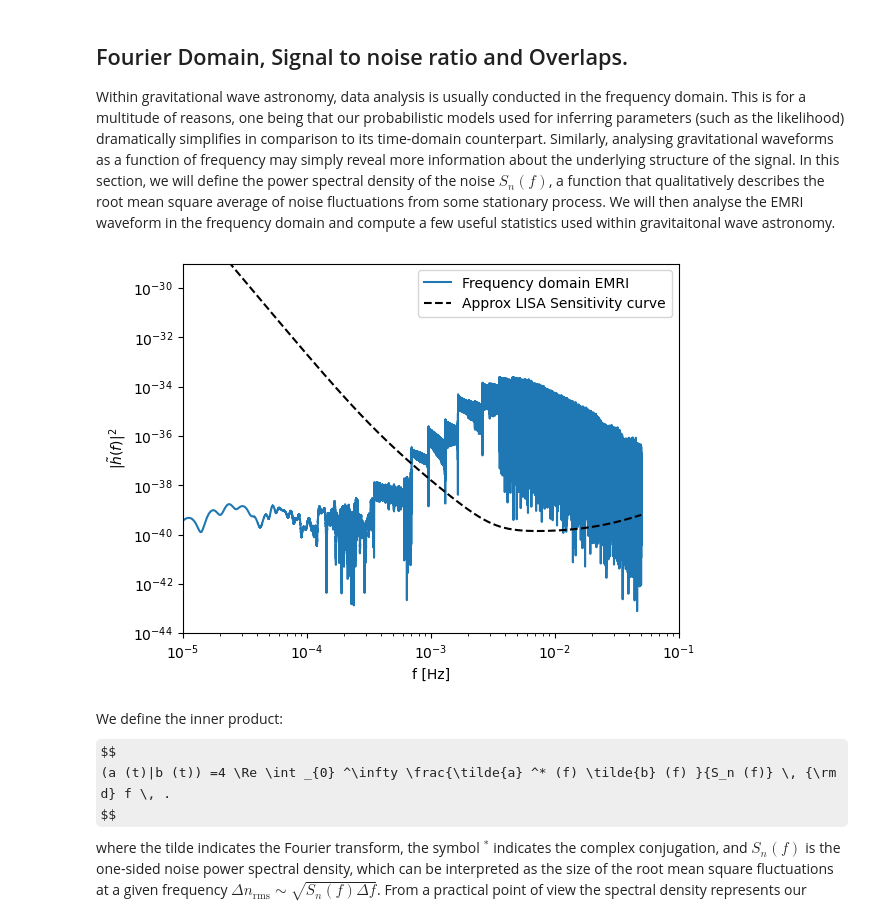
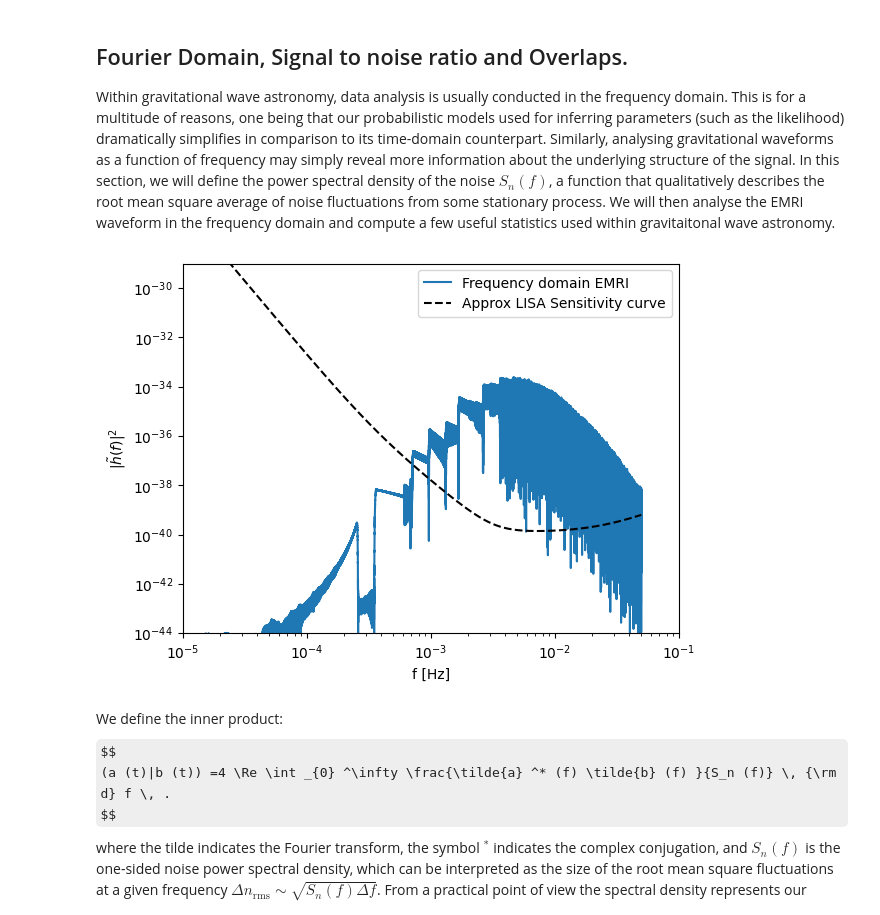
Before and after one commit to BertDepoorter/FEW-tutorial, a Jupyter notebook: FEW_tutorial.ipynb, the cells around one changed output. Drawn from its saved outputs; the diff is of its cells as text; code cells hidden in the pictures; some formulas as TeX source.

```diff
--- a/FEW_tutorial.ipynb
+++ b/FEW_tutorial.ipynb
@@ -1050,29 +1017,33 @@ def PowerSpectralDensity(f):
 # %%
 # we take the Fast Fourier transform of the signal
 import numpy as xp
-hp_fft = xp.fft.rfft(wave.real)*dt
-hx_fft = -xp.fft.rfft(wave.imag)*dt
+
+from scipy.signal.windows import tukey
+window = tukey(len(wave), alpha=0.1)
+
+hp_fft = xp.fft.rfft(wave.real*window)*dt
+hx_fft = -xp.fft.rfft(wave.imag*window)*dt
 
 freq = np.fft.rfftfreq(len(wave),dt)
 freq[0] = freq[1]
 PSD_np = PowerSpectralDensity(freq)
 if use_gpu:
     PSD_cp = xp.asarray(PSD_np)
 
 plt.figure()
 if use_gpu:
     plt.loglog(freq, xp.asnumpy(xp.abs(hp_fft)**2), label = 'Frequency domain EMRI')
 else:
     plt.loglog(freq, np.abs(hp_fft)**2, label = 'Frequency domain EMRI')
 plt.plot(freq, PSD_np,label='Approx LISA Sensitivity curve',c = 'black', ls = 'dashed')
 plt.legend()
 plt.xlim([1e-5,1e-1])
 plt.ylim([1e-44,1e-29])
 plt.ylabel(r'$|\tilde{h}(f)|^2$')
 plt.xlabel('f [Hz]')
 plt.show()
 # %% [output]
-[figure, old version]
+[figure, new version]
 # %% [markdown]
 We define the inner product:
 $$
```
Also changed, not shown: parts of 62 cells of this notebook.
